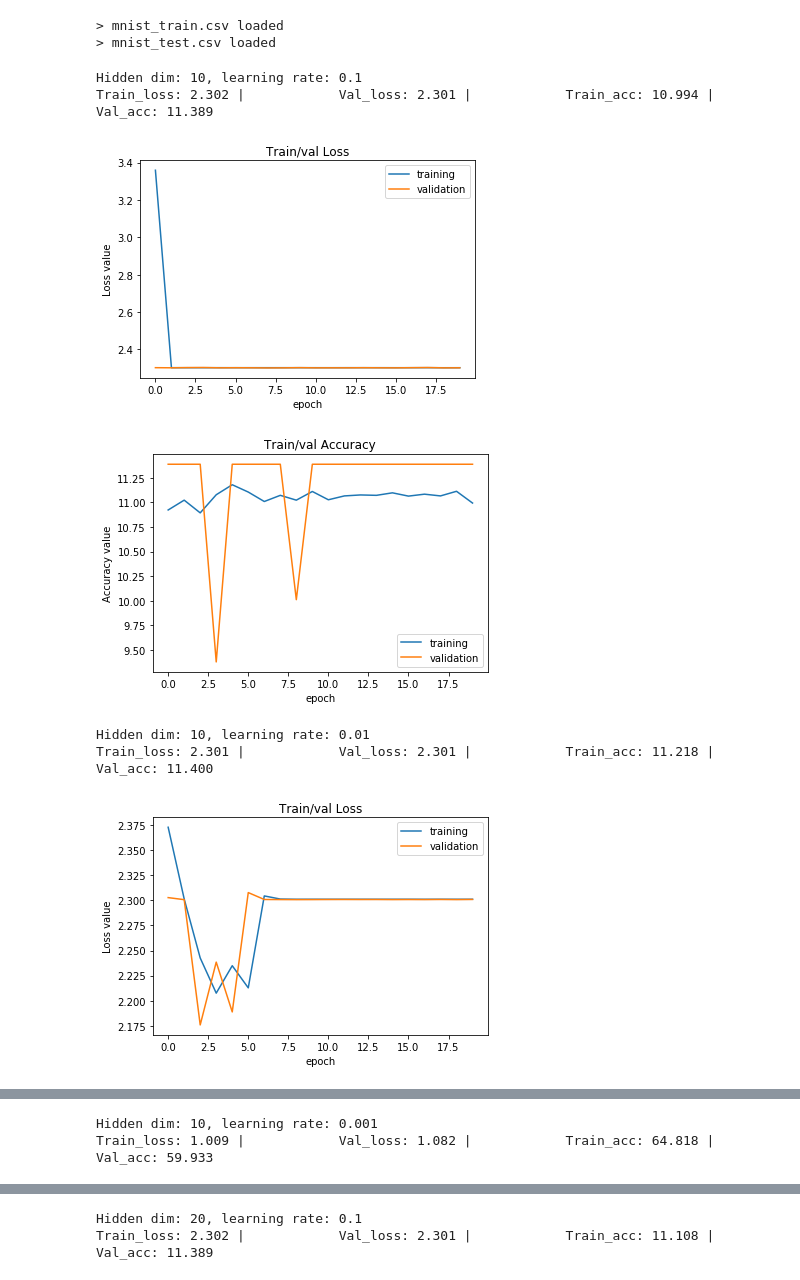
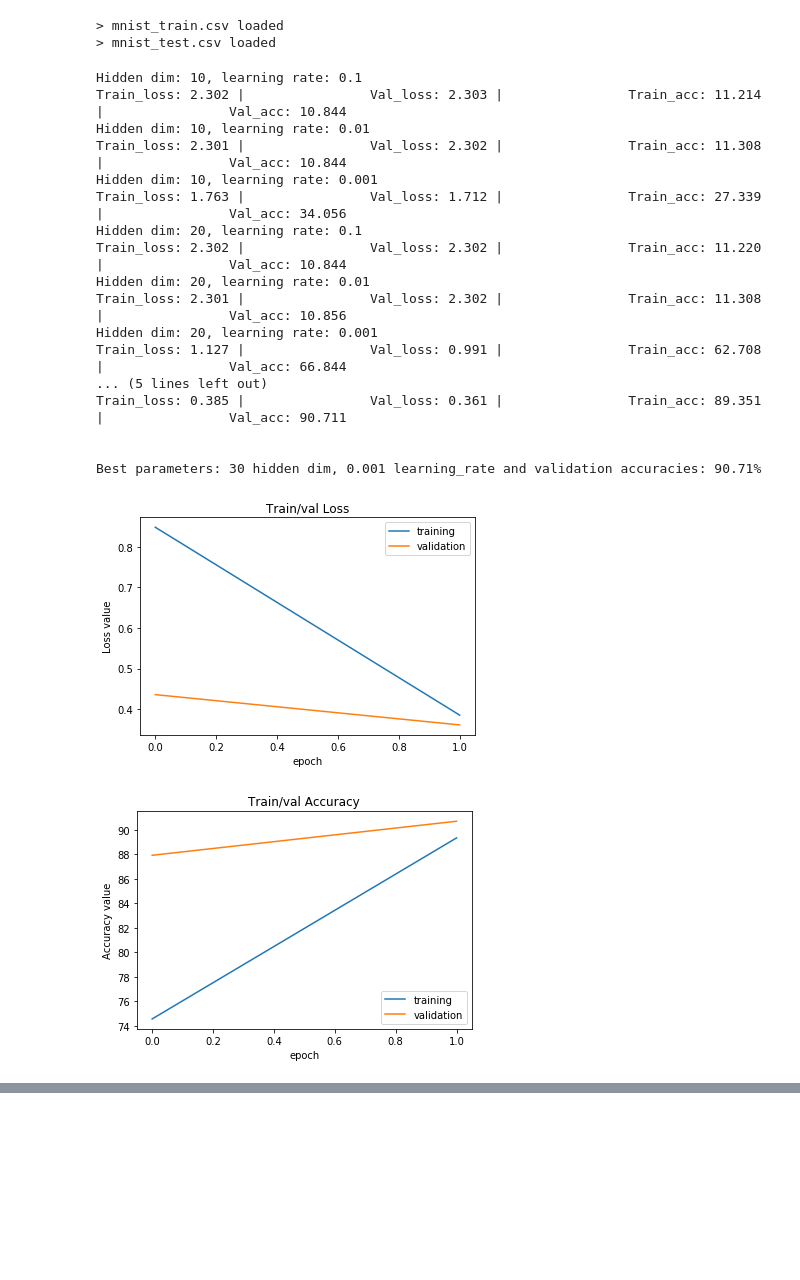
Before and after one commit to pattern-recognition-mcs/JuLiJoManAnt_SVM_MLP, a Jupyter notebook: MLP/MLP.ipynb, the cells around one changed output, grey strips where cells are left out. Drawn from its saved outputs; the diff is of its cells as text; code cells hidden in the pictures; blank space fills up the shorter version.

```diff
--- a/MLP/MLP.ipynb
+++ b/MLP/MLP.ipynb
@@ -203,37 +111,59 @@ def train_and_val(model, train_loader, val_loader, optimizer, loss_func, nb_epoc
 # %%
 input_dim = 28*28
-hidden_dims = [i for i in range(10, 101, 10)]
+hidden_dims = [i for i in range(10, 40, 10)]
 output_dim = 10
-nb_epochs = 20
+nb_epochs = 2
 l_rates = [1*10**-i for i in range(1, 4)]
+trainer = TrainHelper(nb_epochs=2)
 
 # best parameters: (validation acc, hidden dim, learning rate)
-best_parameters = (float("-INF"), None, None)
+best_parameters = (float("-INF"), None, None, None)
+# keep a copy of the best trained network
+best_model = None
 
 for hidden_dim, l_rate in product(hidden_dims, l_rates):
     neural_net = NeuralNetwork(input_dim, hidden_dim, output_dim)
     optimizer = torch.optim.SGD(neural_net.parameters(), l_rate)
     loss_function = nn.CrossEntropyLoss()
 
     print(f'Hidden dim: {hidden_dim}, learning rate: {l_rate}')
-    val_acc = train_and_val(neural_net,
+    stats_training = trainer.fit(neural_net,
                             train_loader,
                             val_loader,
                             optimizer,
-                            loss_function,
-                            nb_epochs)
+                            loss_function)
 
-    if val_acc > best_parameters[0]:
-        best_parameters = (val_acc, hidden_dim, l_rate)
+    if stats_training[3][-1] > best_parameters[0]:
+        best_parameters = (stats_training[3][-1], hidden_dim, l_rate, stats_training)
+        best_model = deepcopy(neural_net)
 
-best_acc, best_hidden_dim, best_l_rate = best_parameters
-print(f'Best parameters: {best_hidden_dim} hidden dim, \
+
+
+best_acc, best_hidden_dim, best_l_rate, best_stats = best_parameters
+train_losses, val_losses, train_accuracies, val_accuracies = best_stats
+
+print(f'\n\nBest parameters: {best_hidden_dim} hidden dim, \
 {best_l_rate} learning_rate and validation accuracies: {best_acc:.2f}%')
+
+plot_graph(nb_epochs, train_losses, val_losses, "Loss")
+plot_graph(nb_epochs, train_accuracies, val_accuracies, "Accuracy")
 # %% [output]
 Hidden dim: 10, learning rate: 0.1
-Train_loss: 2.302 |            Val_loss: 2.301 |            Train_acc: 10.994 |            Val_acc: 11.389
+Train_loss: 2.302 |                Val_loss: 2.303 |                Train_acc: 11.214 |                Val_acc: 10.844
+Hidden dim: 10, learning rate: 0.01
+Train_loss: 2.301 |                Val_loss: 2.302 |                Train_acc: 11.308 |                Val_acc: 10.844
+Hidden dim: 10, learning rate: 0.001
+Train_loss: 1.763 |                Val_loss: 1.712 |                Train_acc: 27.339 |                Val_acc: 34.056
+Hidden dim: 20, learning rate: 0.1
+Train_loss: 2.302 |                Val_loss: 2.302 |                Train_acc: 11.220 |                Val_acc: 10.844
+Hidden dim: 20, learning rate: 0.01
+Train_loss: 2.301 |                Val_loss: 2.302 |                Train_acc: 11.308 |                Val_acc: 10.856
+Hidden dim: 20, learning rate: 0.001
+Train_loss: 1.127 |                Val_loss: 0.991 |                Train_acc: 62.708 |                Val_acc: 66.844
+... (5 lines left out)
+Train_loss: 0.385 |                Val_loss: 0.361 |                Train_acc: 89.351 |                Val_acc: 90.711
+
+
+Best parameters: 30 hidden dim, 0.001 learning_rate and validation accuracies: 90.71%
-[figure, old version]
+[figure, new version]
-[figure, old version]
+[figure, new version]
-Hidden dim: 10, learning rate: 0.01
-Train_loss: 2.301 |            Val_loss: 2.301 |            Train_acc: 11.218 |            Val_acc: 11.400
-[figure, removed]
@@ -241,2 +169,0 @@ Train_loss: 2.301 |            Val_loss: 2.301 |            Train_acc: 11.218 |
-Hidden dim: 10, learning rate: 0.001
-Train_loss: 1.009 |            Val_loss: 1.082 |            Train_acc: 64.818 |            Val_acc: 59.933
@@ -245,2 +169,0 @@ Train_loss: 1.009 |            Val_loss: 1.082 |            Train_acc: 64.818 |
-Hidden dim: 20, learning rate: 0.1
-Train_loss: 2.302 |            Val_loss: 2.301 |            Train_acc: 11.108 |            Val_acc: 11.389
```
Also changed, not shown: parts of 7 cells of this notebook, 3 other files.
